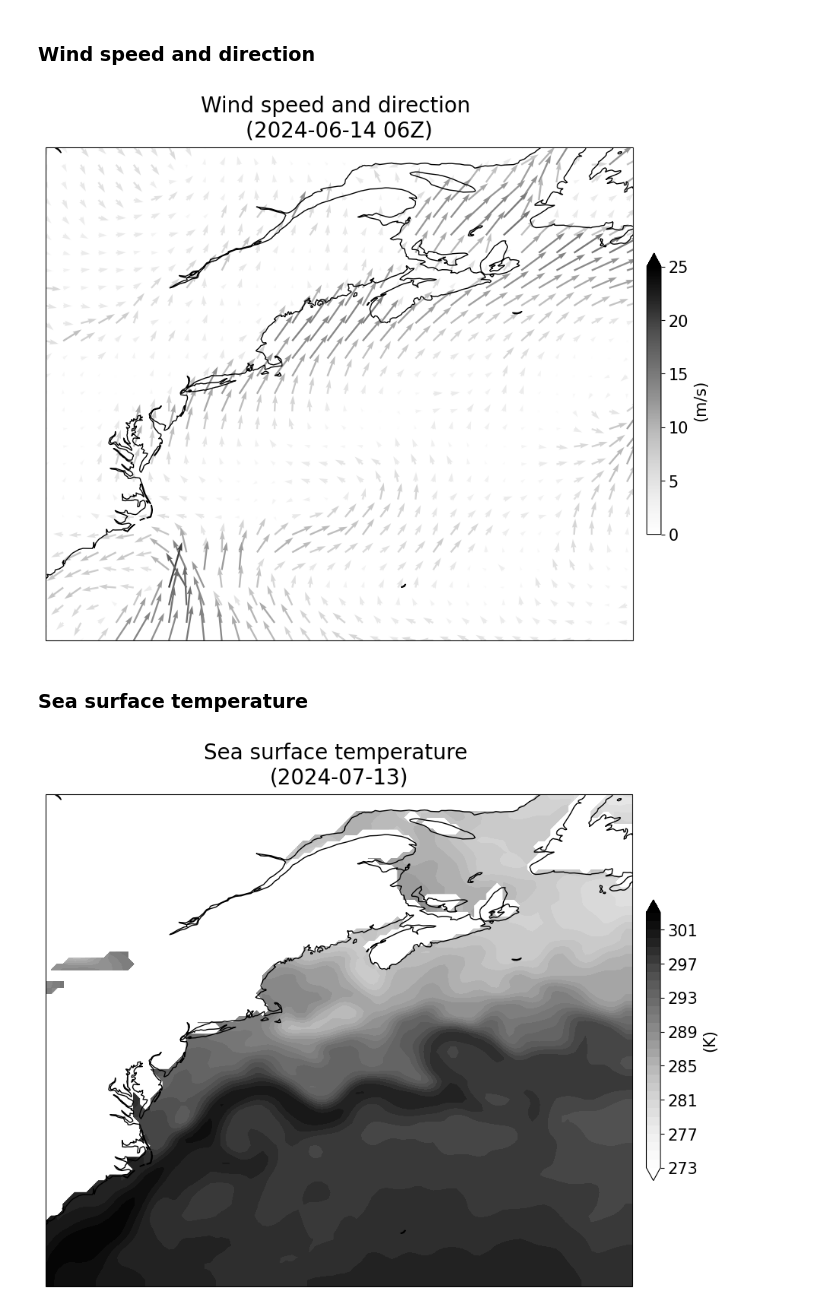
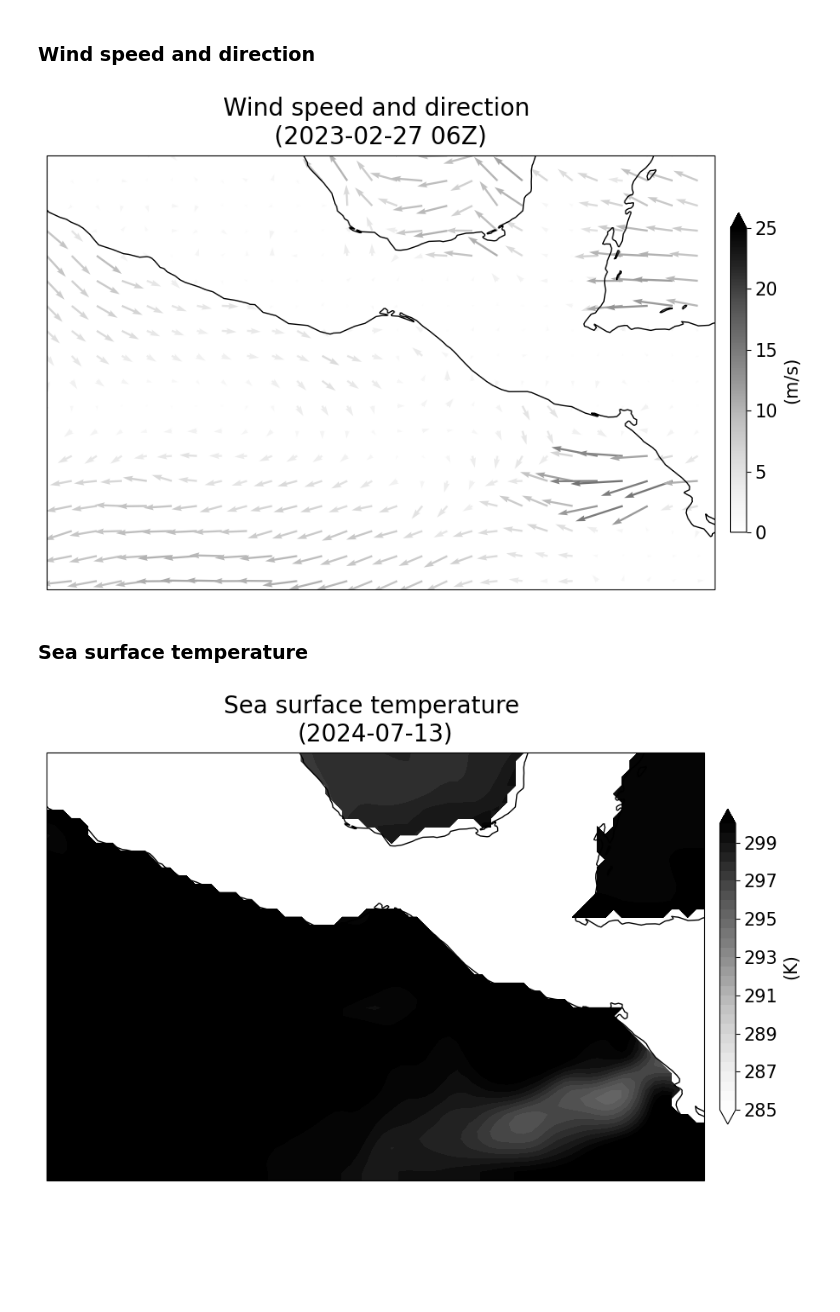
Before and after one commit to jesseturner/FLC_Workspace_3, a Jupyter notebook: FLCI.ipynb, the cells around one changed output. Drawn from its saved outputs; the diff is of its cells as text; code cells hidden in the pictures; blank space fills up the shorter version.

Commit message:
Running imagery

```diff
--- a/FLCI.ipynb
+++ b/FLCI.ipynb
@@ -15,7 +15,7 @@ import cartopy.feature as feature
 # %% [markdown]
 **Retrieve GFS data:**
 # %%
-date_str = "20240614"
+date_str = "20230227"
 # %%
 gfs_file = 'model_data/gfs_'+date_str
 gfs_ds = xr.open_dataset(gfs_file, engine="cfgrib",backend_kwargs={'filter_by_keys': {'typeOfLevel':'isobaricInhPa'}})
@@ -58,6 +58,12 @@ cfgrib.dataset.DatasetBuildError: key present and new value is different: key='i
 # longitude_west = -109
 # longitude_east = -81
 
+#--- Oaxaca (zoomed in)
+latitude_north = 21
+latitude_south = 8
+longitude_west = -105
+longitude_east = -85
+
 #--- Global
 # latitude_north = 90
 # latitude_south = -90
@@ -65,10 +71,10 @@ cfgrib.dataset.DatasetBuildError: key present and new value is different: key='i
 # longitude_east = 0
 
 #--- Gulf Stream
-latitude_north = 51
-latitude_south = 30
-longitude_west = -80
-longitude_east = -55
+# latitude_north = 51
+# latitude_south = 30
+# longitude_west = -80
+# longitude_east = -55
 
 region = gfs_ds.sel(latitude=slice(latitude_north, latitude_south), longitude=slice(360+longitude_west, 360+longitude_east))
 # %%
@@ -466,29 +472,29 @@ ax.coastlines(resolution='50m', color='black', linewidth=1)
 
 fig.show()
 # %% [output]
-[figure, old version]
+[figure, new version]
 # %% [markdown]
 ### Sea surface temperature
 # %%
 projection=ccrs.PlateCarree(central_longitude=0)
 fig,ax=plt.subplots(1, figsize=(12,12),subplot_kw={'projection': projection})
 
-levels = np.linspace(273, 303, 31)
+levels = np.linspace(285, 300, 31)
 cmap = plt.get_cmap('Greys')
 
 c=ax.contourf(region.longitude, region.latitude, sst_padded, cmap=cmap, extend='both', levels=levels)
 
 clb = plt.colorbar(c, shrink=0.4, pad=0.02, ax=ax, extend='both')
 clb.ax.tick_params(labelsize=15)
 clb.set_label('(K)', fontsize=15)
 
 ax.set_extent([longitude_west, longitude_east, latitude_south, latitude_north], crs=ccrs.PlateCarree())
 
 datetime_str= "2024-07-13"
 
 ax.set_title("Sea surface temperature \n("+datetime_str[:10]+")", fontsize=20, pad=10)
 ax.coastlines(resolution='50m', color='black', linewidth=1)
 
 fig.show()
 # %% [output]
-[figure, old version]
+[figure, new version]
```
Also changed, not shown: parts of 5 cells of this notebook, 1 other file.
